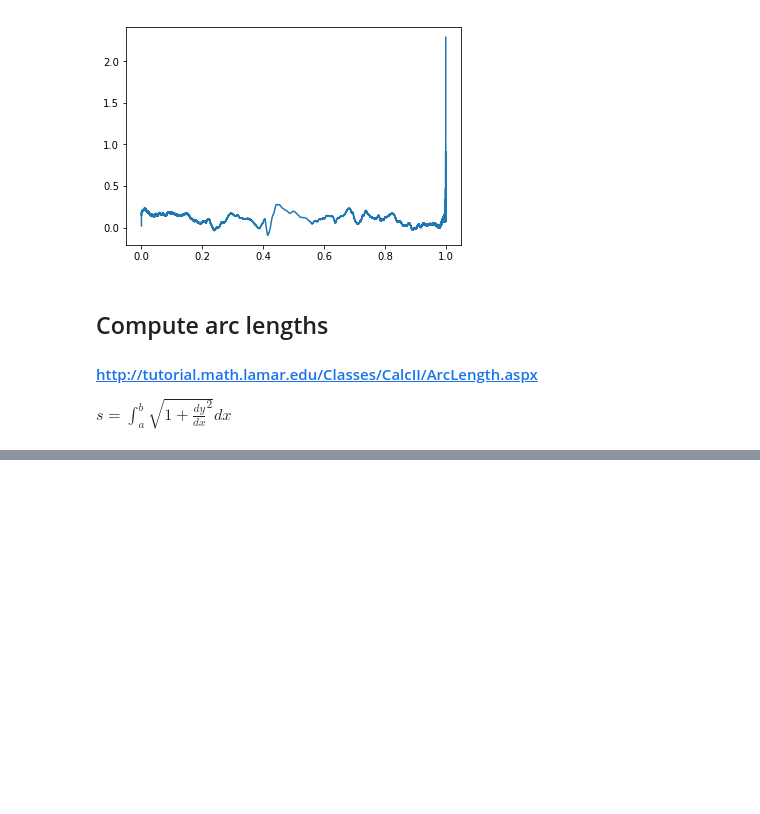
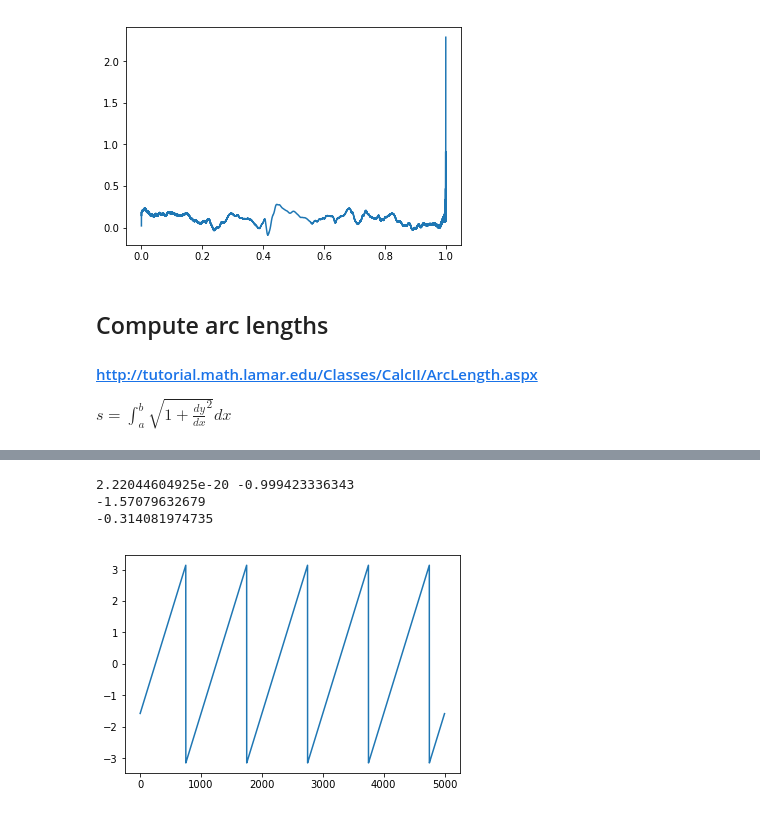
Before and after one commit to malfarasplux/SyncXtrial, a Jupyter notebook: synth/sinusoid_mapping.ipynb, the cells around one changed output, grey strips where cells are left out. Cells and saved outputs as stored; diff of their text form; code cells hidden in the pictures; blank space fills up the shorter version.

```diff
--- a/synth/sinusoid_mapping.ipynb
+++ b/synth/sinusoid_mapping.ipynb
@@ -83,0 +114,10 @@ $s = \int_{a}^{b}\sqrt{1+{\frac{dy}{dx}}^2}dx$
+# %%
+plt.plot(instantaneous_phase)
+print(analytic_signal.real[0], analytic_signal.imag[0])
+print(instantaneous_phase[0])
+print(instantaneous_phase[1200])
+# %% [output]
+2.22044604925e-20 -0.999423336343
+-1.57079632679
+-0.314081974735
+[figure, added]
```
Also changed, not shown: parts of 31 cells of this notebook, 1 other file.
